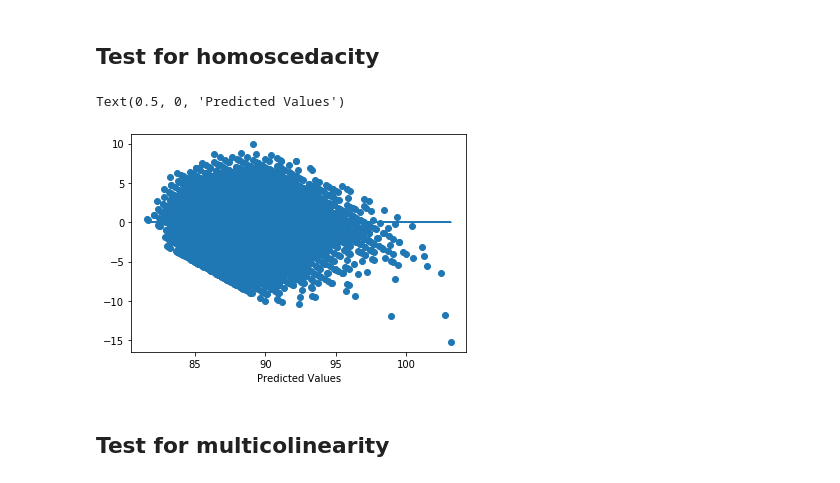
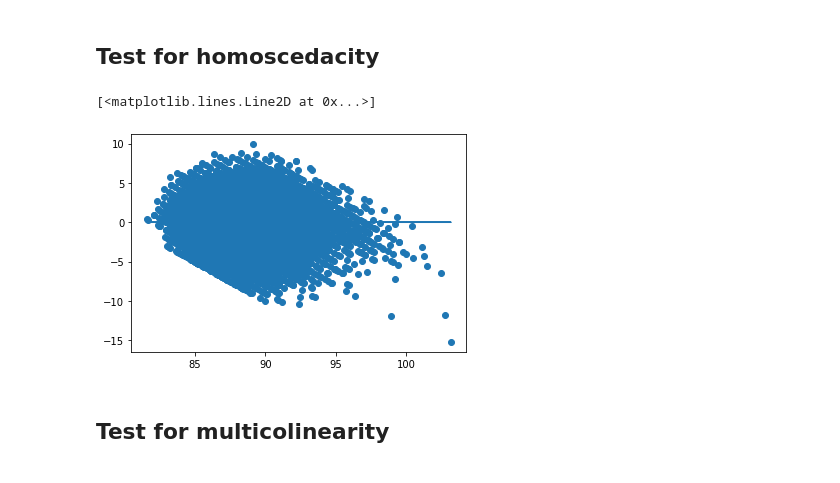
Before and after one commit to jprinfret/wine_reviews, a Jupyter notebook: scaling_normalizing_data.ipynb, the cells around one changed output. Saved outputs shown, nothing was run; the diff lists cells and outputs as text; code cells hidden in the pictures.

```diff
--- a/scaling_normalizing_data.ipynb
+++ b/scaling_normalizing_data.ipynb
@@ -189,10 +188,9 @@ fig = sm.graphics.qqplot(model.resid, dist = stats.norm, line='45', fit = True);
 # %%
 plt.scatter(model.predict(df[x_cols]), model.resid)
 plt.plot(model.predict(df[x_cols]), [0 for i in range(len(df))])
-plt.xlabel('Predicted Values')
 # %% [output]
-Text(0.5, 0, 'Predicted Values')
+[<matplotlib.lines.Line2D at 0x...>]
-[figure, old version]
+[figure, new version]
 # %% [markdown]
 ## Test for multicolinearity
 # %%
```
Also changed, not shown: parts of 5 cells of this notebook.
